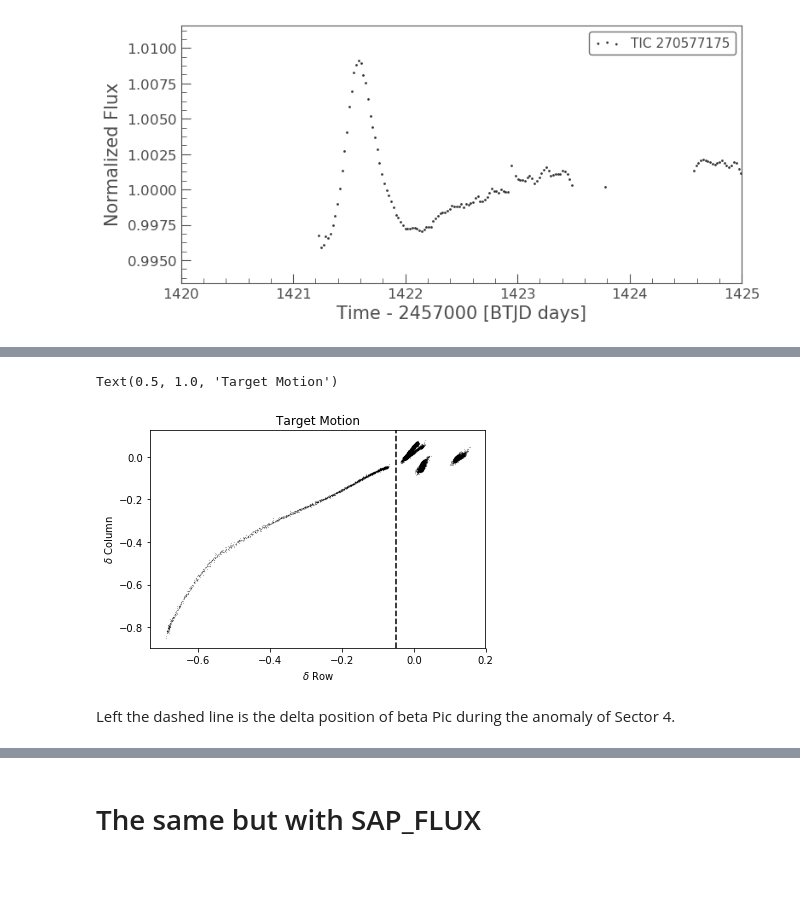
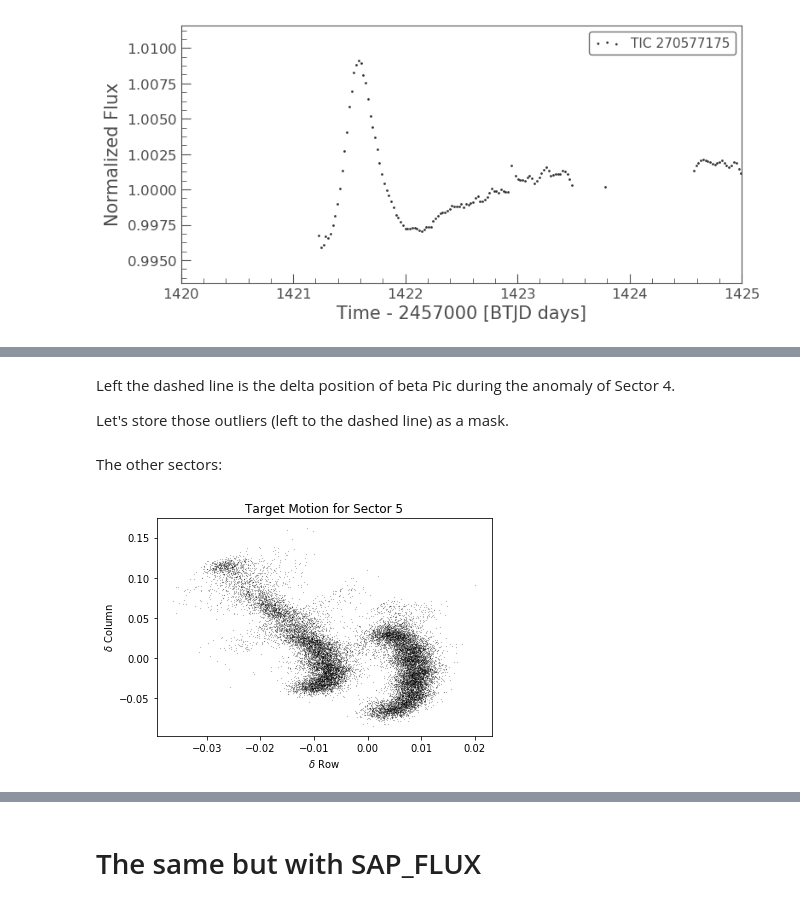
Before and after one commit to sebastian-zieba/betaPic_comet, a Jupyter notebook: lightcurve/betaPic_lightkurve.ipynb, the cells around one changed output, grey strips where cells are left out. Cells and saved outputs as stored; diff of their text form; code cells hidden in the pictures; blank space fills up the shorter version.

```diff
--- a/lightcurve/betaPic_lightkurve.ipynb
+++ b/lightcurve/betaPic_lightkurve.ipynb
@@ -160,0 +200,4 @@ lc.scatter();
+# %% [markdown]
+Left the dashed line is the delta position of beta Pic during the anomaly of Sector 4.
+
+Let's store those outliers (left to the dashed line) as a mask.
@@ -161,18 +208,17 @@ lc.scatter();
+# %% [markdown]
+The other sectors:
 # %%
-import numpy as np
-r, c = tpfs[0].estimate_centroids()
+r, c = tpfs[1].estimate_centroids()
 r -= np.nanmedian(r)
 c -= np.nanmedian(c)
 plt.scatter(r, c, s=0.01, c='k')
 #plt.scatter(r[mask_centroid], c[mask_centroid], s=0.01, c='r')
-plt.axvline(-0.05, c='k', ls='--')
+#plt.axvline(-0.05, c='k', ls='--')
 #plt.axhline(-0.05, c='k', ls='--')
 plt.xlabel('$\delta$ Row')
 plt.ylabel('$\delta$ Column')
-plt.title('Target Motion')
+plt.title('Target Motion for Sector 5')
 #plt.text(-0.6, -0.02, 'Cut Off')
+plt.show()
 # %% [output]
-Text(0.5, 1.0, 'Target Motion')
-[figure, old version]
+[figure, new version]
-# %% [markdown]
-Left the dashed line is the delta position of beta Pic during the anomaly of Sector 4.
```
Also changed, not shown: parts of 42 cells of this notebook, 4 other files.
